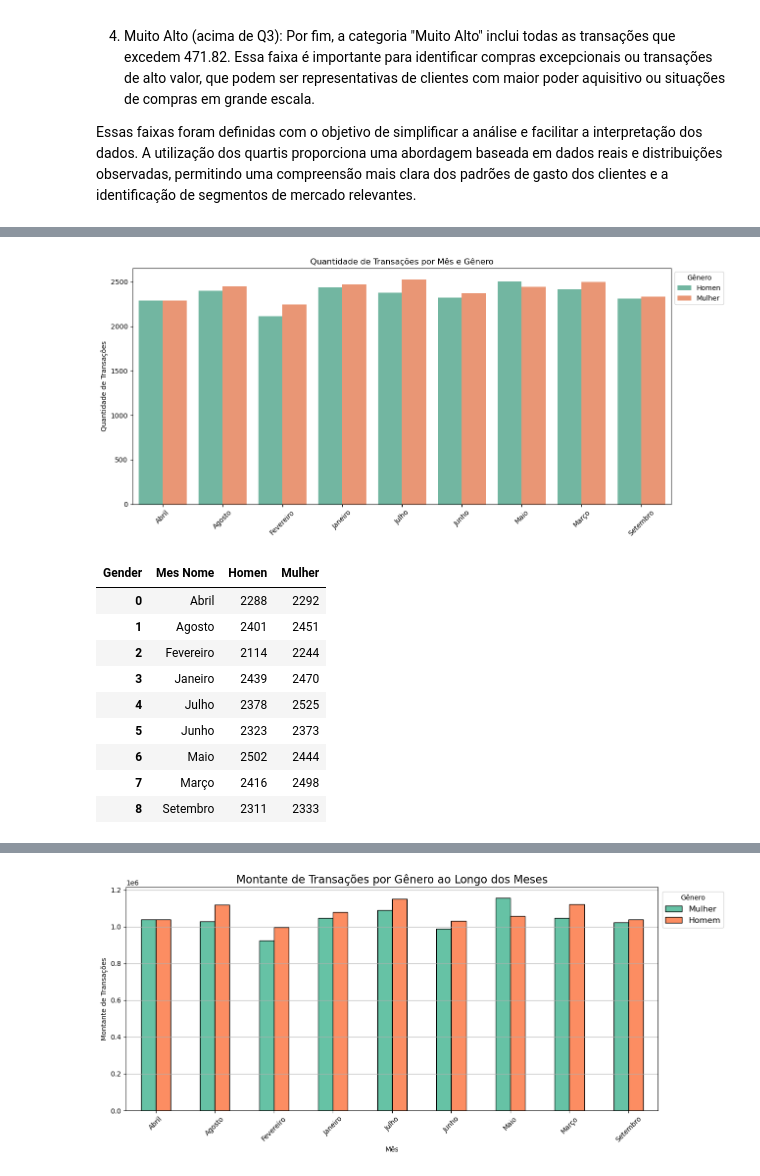
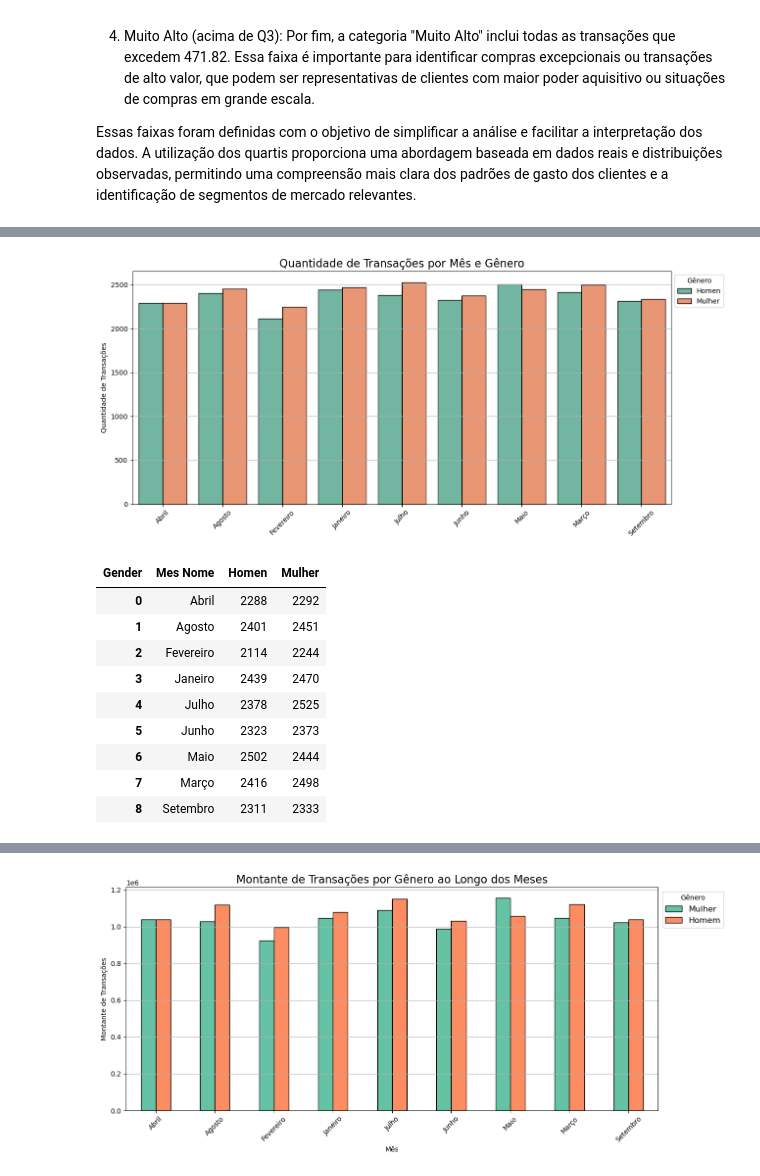
Before and after one commit to CesarMancioSilva/poo_monte_carlo, a Jupyter notebook: analysis_notebook.ipynb, the cells around one changed output, grey strips where cells are left out. Drawn from its saved outputs; the diff is of its cells as text; code cells hidden in the pictures.

```diff
--- a/analysis_notebook.ipynb
+++ b/analysis_notebook.ipynb
@@ -141,30 +129,30 @@ Os termos M fora trocados por Homen no Dataframe
 # %%
 transacoes_por_genero = data.groupby(['Mes Nome', 'Gender'], observed=False).size().unstack(fill_value=0)
 
 # Removendo o mês de Outubro
 transacoes_por_genero = transacoes_por_genero.drop(index='Outubro')
 
 # Resetar o índice para plotagem
 transacoes_por_genero = transacoes_por_genero.reset_index()
 
 # Plotar gráfico de barras duplas
 plt.figure(figsize=(13, 6))
 sns.barplot(data=transacoes_por_genero.melt(id_vars='Mes Nome', var_name='Gender', value_name='Count'),
-            x='Mes Nome', y='Count', hue='Gender', palette='Set2')
+            x='Mes Nome', y='Count', hue='Gender', palette='Set2', edgecolor='black', ax=plt.gca())
 
 # Configurações do gráfico
-plt.title('Quantidade de Transações por Mês e Gênero')
+plt.title('Quantidade de Transações por Mês e Gênero',fontsize=16)
 plt.xlabel('')
 plt.ylabel('Quantidade de Transações')
 plt.legend(title='Gênero',bbox_to_anchor=(1, 1))
 plt.xticks(rotation=45)
 plt.tight_layout()
-
+plt.grid(axis='y')
 # Exibir o gráfico
 plt.show()
 display(transacoes_por_genero)
 # %% [output]
-[figure, old version]
+[figure, new version]
 | Gender | Mes Nome | Homen | Mulher |
 | 0 | Abril | 2288 | 2292 |
 | 1 | Agosto | 2401 | 2451 |
```
Also changed, not shown: parts of 19 cells of this notebook, 1 other file.
